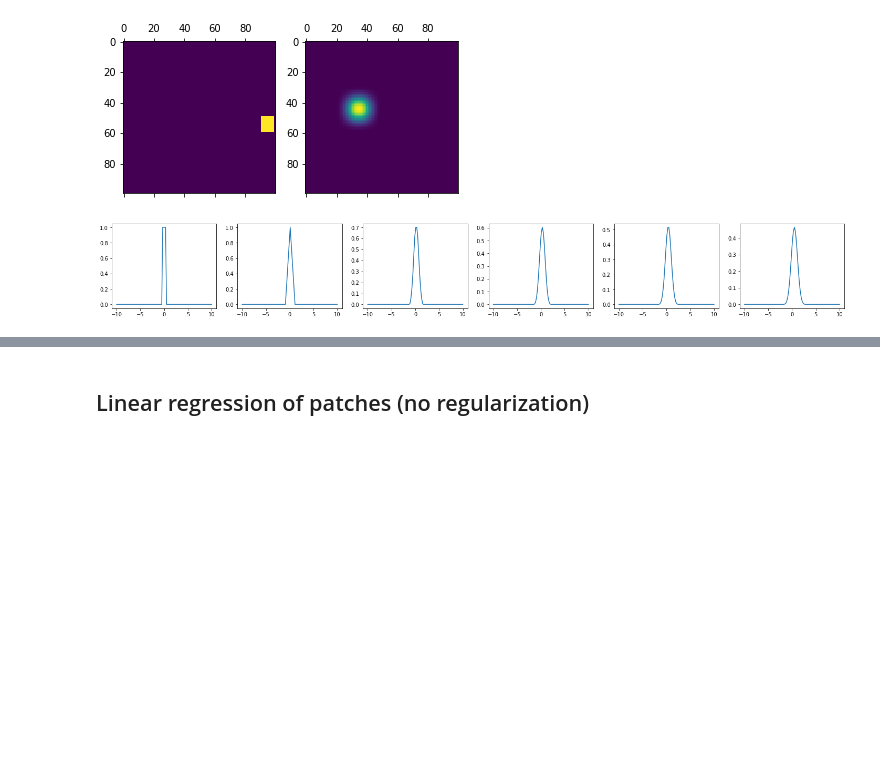
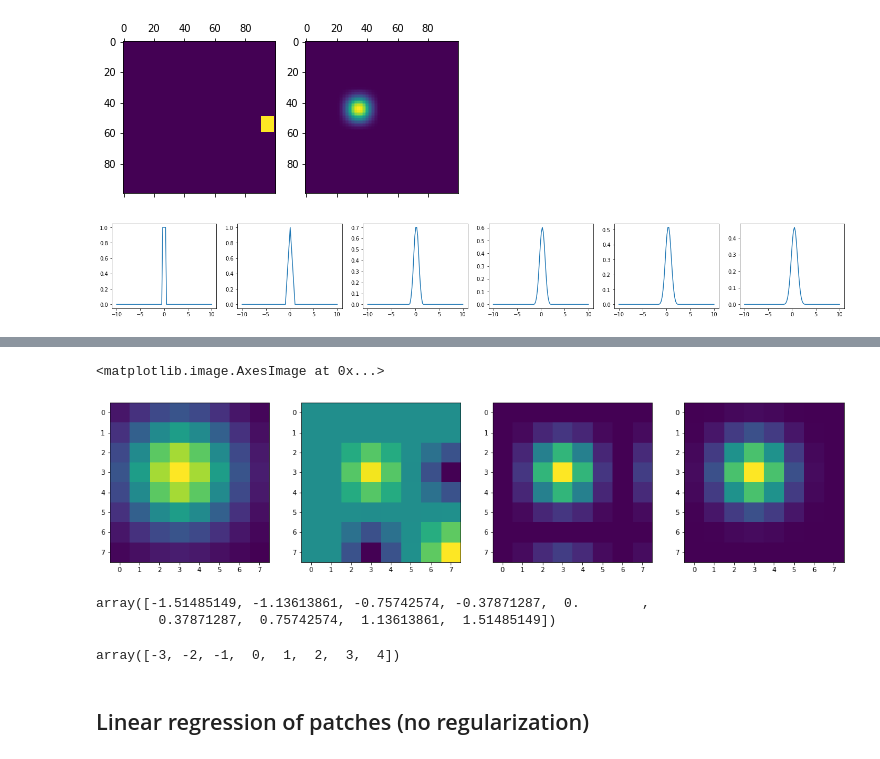
Before and after one commit to pierreglaser/templatematching-mva, a Jupyter notebook: notebooks/playground.ipynb, the cells around one changed output, grey strips where cells are left out. Drawn from its saved outputs; the diff is of its cells as text; code cells hidden in the pictures; blank space fills up the shorter version.

```diff
--- a/notebooks/playground.ipynb
+++ b/notebooks/playground.ipynb
@@ -242,3 +274,38 @@ ax4.imshow(B2d(x, y))
+# %%
+fig, (ax1, ax2, ax3, ax4) = plt.subplots(nrows=1, ncols=4, figsize=(20, 35))
+
+Nx = Ny = 101
+Nk = Nl = 51
+
+sk = Nx / Nk
+sl = Ny / Nk
+
+x = np.array(range(-int( 5 * sk /2) + 1, int( 5 * sk /2) + 1 )) / sk
+y = np.array(range(-int( 5 * sk /2) + 1, int( 5 * sk /2) + 1 )) / sl
+
+B2d = discrete_spline_2D(x, y, 9)
+ax1.imshow(B2d)
+
+B2d =discrete_spline_2D(x, y, 1)
+ax2.imshow(B2d)
+
+B2d = discrete_spline_2D(x, y, 2)
+ax3.imshow(B2d)
+
+B2d = discrete_spline_2D(x, y, 3)
+ax4.imshow(B2d)
+# %% [output]
+<matplotlib.image.AxesImage at 0x...>
+[figure, added]
+# %%
+x
+# %% [output]
+array([-1.51485149, -1.13613861, -0.75742574, -0.37871287,  0.        ,
+        0.37871287,  0.75742574,  1.13613861,  1.51485149])
+# %%
+np.array(range(-int( 5 * sk /2) + 1, int( 5 * sk /2) + 1 ))
+# %% [output]
+array([-3, -2, -1,  0,  1,  2,  3,  4])
 # %% [markdown]
 ## Linear regression of patches (no regularization)
 # %%
```
Also changed, not shown: parts of 3 cells of this notebook.
